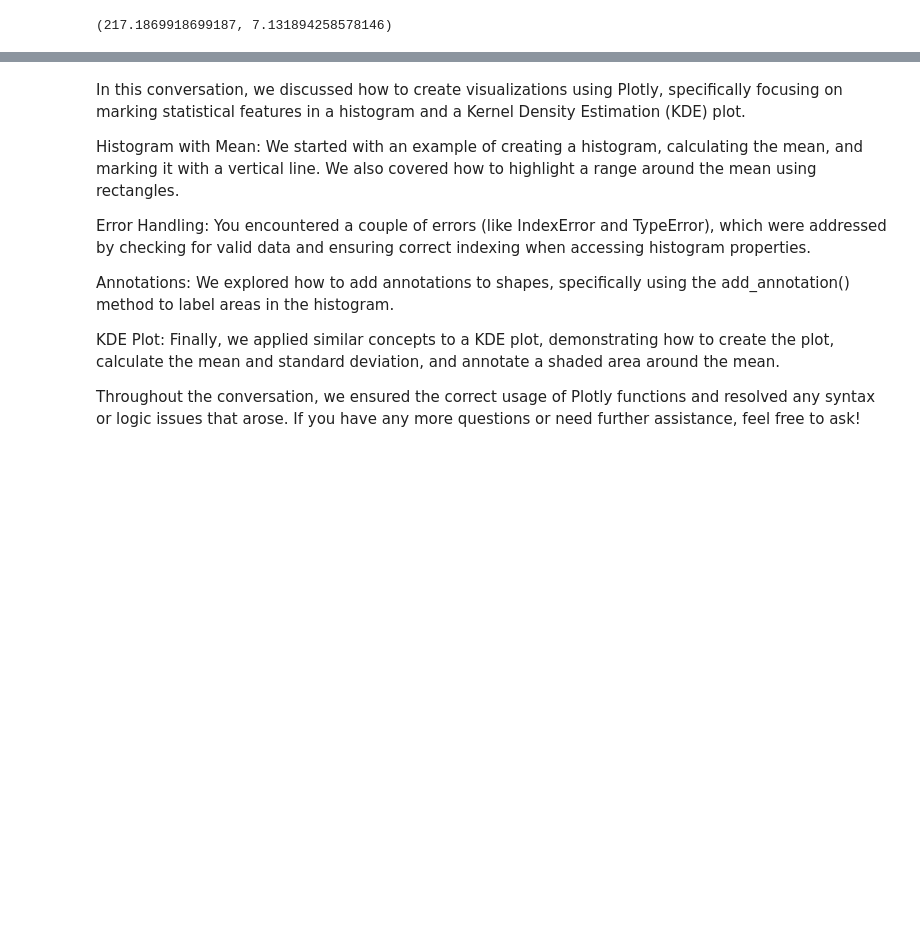
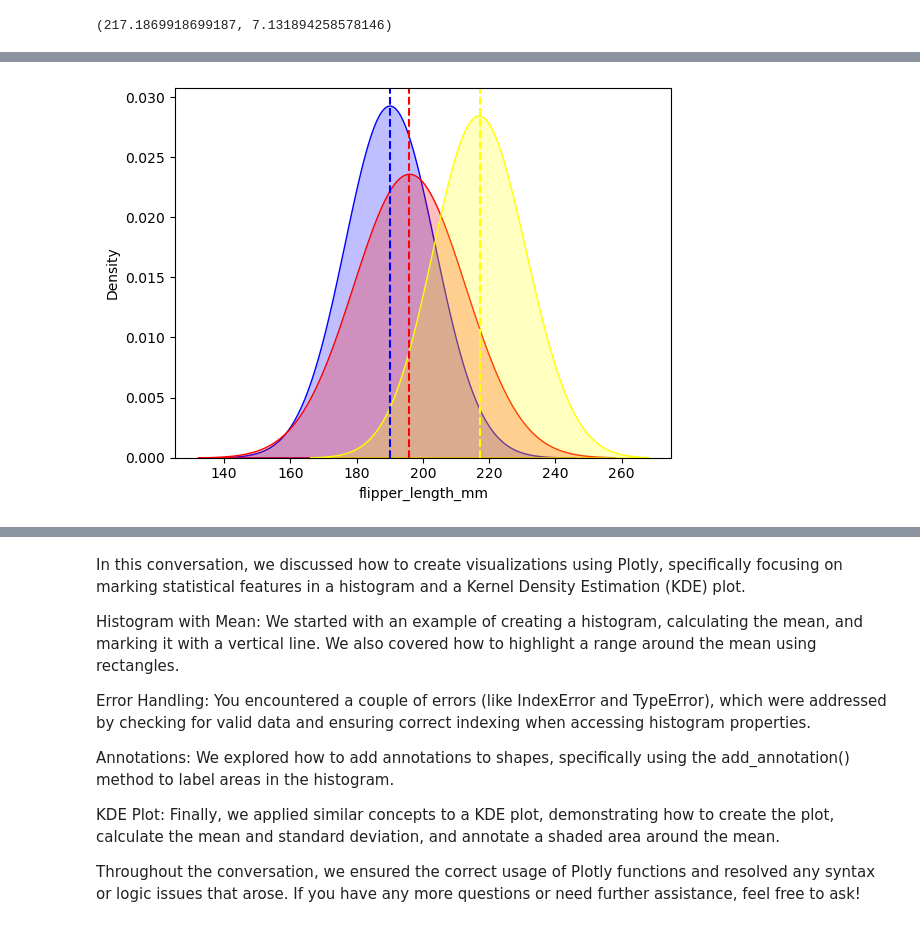
Before and after one commit to fokangie/STA130, a Jupyter notebook: hw3.ipynb, the cells around one changed output, grey strips where cells are left out. Saved outputs shown, nothing was run; the diff lists cells and outputs as text; code cells hidden in the pictures; blank space fills up the shorter version.

```diff
--- a/hw3.ipynb
+++ b/hw3.ipynb
@@ -92,0 +93,15 @@ fig.show(render='png')
+# %%
+import seaborn as sns
+import matplotlib.pyplot as plt
+a = pingees[pingees['species'] == 'Adelie']['flipper_length_mm']
+b = pingees[pingees['species'] == 'Chinstrap']['flipper_length_mm']
+c = pingees[pingees['species'] == 'Gentoo']['flipper_length_mm']
+sns.kdeplot(a, fill=True, color='blue', bw_adjust=5)
+sns.kdeplot(b, fill=True, color='red', bw_adjust=5)
+sns.kdeplot(c, fill=True, color='yellow', bw_adjust=5)
+plt.axvline(mean_a, linestyle='--', color='blue')
+plt.axvline(mean_c, linestyle='--', color='red')
+plt.axvline(mean_g, linestyle='--', color='yellow')
+plt.show()
+# %% [output]
+[figure, added]
```
Also changed, not shown: parts of 3 cells of this notebook.
